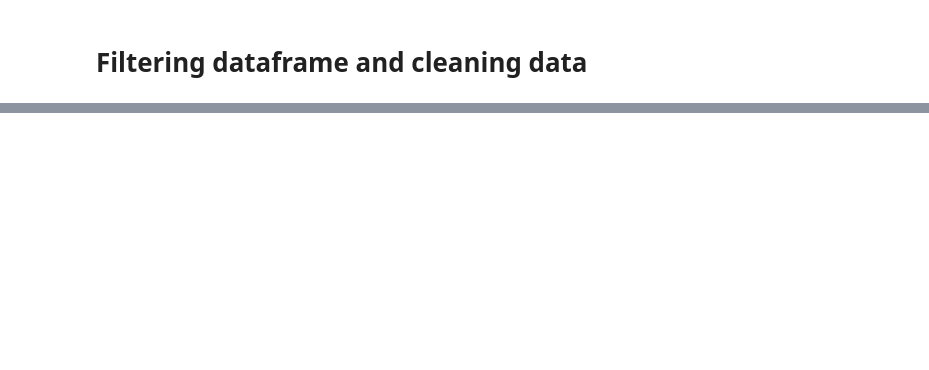
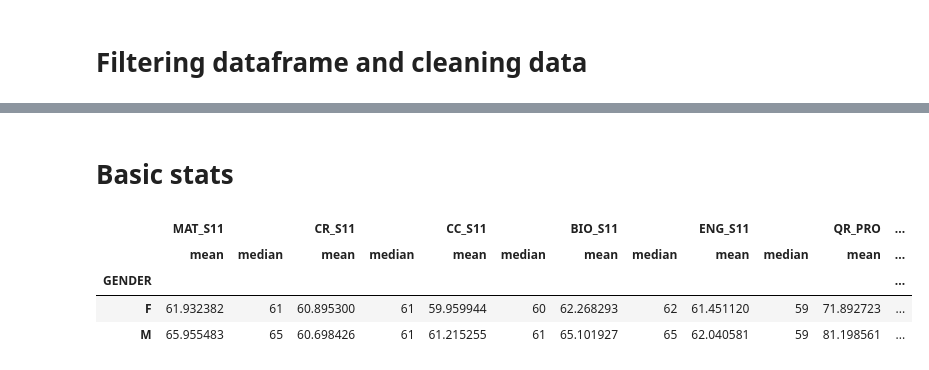
Before and after one commit to s183910/Bachelor_Gabi_Kat, a Jupyter notebook: Code/Basic_dists/Data.ipynb, the cells around one changed output, grey strips where cells are left out. Saved outputs shown, nothing was run; the diff lists cells and outputs as text; code cells hidden in the pictures; blank space fills up the shorter version.

Commit message:
litt added and basic stats improved

```diff
--- a/Code/Basic_dists/Data.ipynb
+++ b/Code/Basic_dists/Data.ipynb
@@ -30,0 +52,10 @@ df.to_csv("dropped_col_df.csv")
+# %% [markdown]
+# Basic stats
+# %%
+df.groupby('GENDER').agg(['mean', 'median'])
+# %% [output]
+|  | MAT_S11 |  | CR_S11 |  | CC_S11 |  | BIO_S11 |  | ENG_S11 |  | QR_PRO | ... |
+|  | mean | median | mean | median | mean | median | mean | median | mean | median | mean | ... |
+| GENDER |  |  |  |  |  |  |  |  |  |  |  | ... |
+| F | 61.932382 | 61 | 60.895300 | 61 | 59.959944 | 60 | 62.268293 | 62 | 61.451120 | 59 | 71.892723 | ... |
+| M | 65.955483 | 65 | 60.698426 | 61 | 61.215255 | 61 | 65.101927 | 65 | 62.040581 | 59 | 81.198561 | ... |
```
Also changed, not shown: parts of 3 cells of this notebook, 5 other files.
